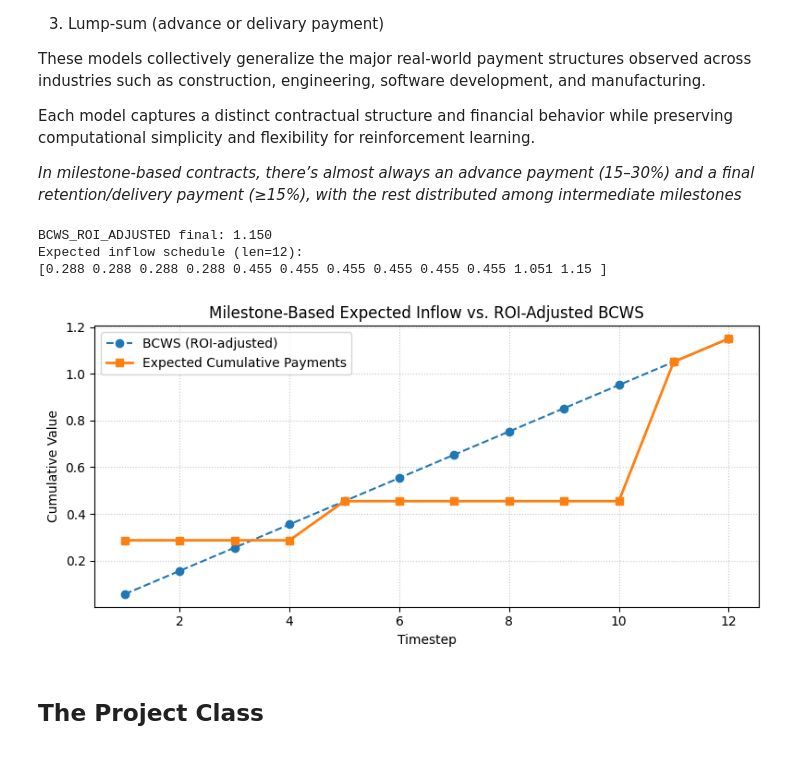
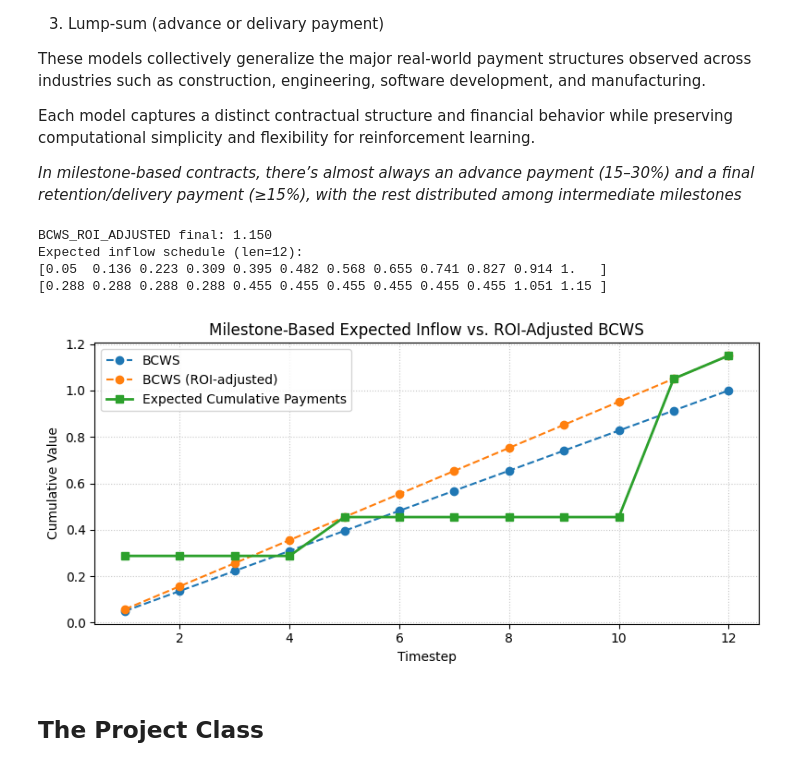
Before and after one commit to UDynamic/PPO-project-portfolio-budgeting-AI-agent, a Jupyter notebook: notebooks/portfolio_env.ipynb, the cells around one changed output. Saved outputs shown, nothing was run; the diff lists cells and outputs as text; code cells hidden in the pictures.

```diff
--- a/notebooks/portfolio_env.ipynb
+++ b/notebooks/portfolio_env.ipynb
@@ -495,34 +495,38 @@ class DummyProject:
 # --- Test run ---
 np.random.seed(42)  # reproducibility
 p = DummyProject()
 result = p.milestone_based()
 
 print(f"BCWS_ROI_ADJUSTED final: {p.BCWS_ROI_ADJUSTED[-1]:.3f}")
 print(f"Expected inflow schedule (len={len(result)}):")
+print(np.round(p.BCWS, 3))
 print(np.round(result, 3))
+
 
 
 import matplotlib.pyplot as plt
 
 # --- Plotting the cumulative expected inflow vs BCWS baseline ---
 t = np.arange(1, p.DURATION + 1)
 
 plt.figure(figsize=(8, 4))
+plt.plot(t, p.BCWS, label="BCWS", linestyle="--", marker="o")
 plt.plot(t, p.BCWS_ROI_ADJUSTED, label="BCWS (ROI-adjusted)", linestyle="--", marker="o")
 plt.plot(t, result, label="Expected Cumulative Payments", linewidth=2, marker="s")
 
 plt.title("Milestone-Based Expected Inflow vs. ROI-Adjusted BCWS", fontsize=12)
 plt.xlabel("Timestep")
 plt.ylabel("Cumulative Value")
 plt.legend()
 plt.grid(True, linestyle=":", alpha=0.7)
 plt.tight_layout()
 plt.show()
 # %% [output]
 BCWS_ROI_ADJUSTED final: 1.150
 Expected inflow schedule (len=12):
+[0.05  0.136 0.223 0.309 0.395 0.482 0.568 0.655 0.741 0.827 0.914 1.   ]
 [0.288 0.288 0.288 0.288 0.455 0.455 0.455 0.455 0.455 0.455 1.051 1.15 ]
-[figure, old version]
+[figure, new version]
 # %% [markdown]
 ## The Project Class
 # %%
```
